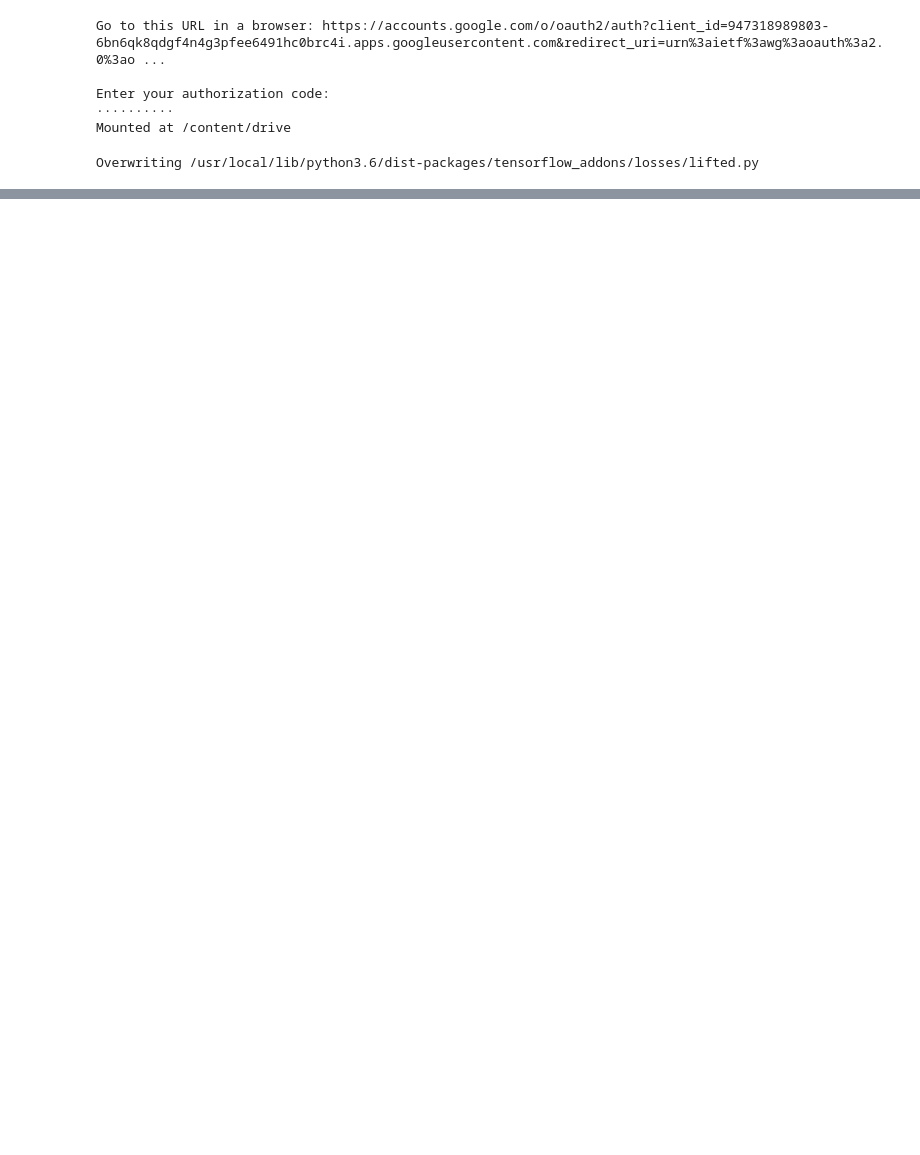
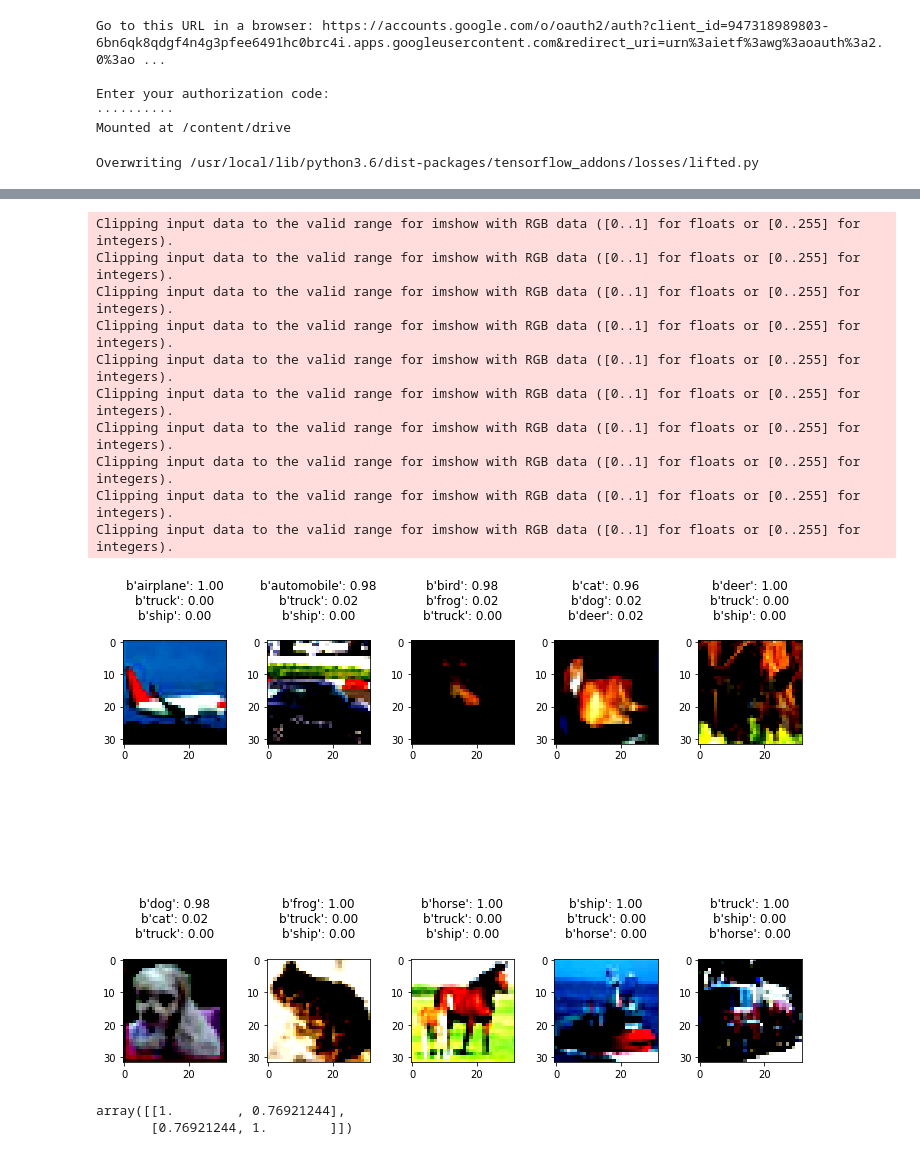
Before and after one commit to slala2121/Triplet-net-keras, a Jupyter notebook: cifar10_vgg.ipynb, the cells around one changed output, grey strips where cells are left out. Cells and saved outputs as stored; diff of their text form; code cells hidden in the pictures; blank space fills up the shorter version.

```diff
--- a/cifar10_vgg.ipynb
+++ b/cifar10_vgg.ipynb
@@ -835,0 +853,58 @@ computing takes  8.366902669270833e-05
+# %%
+# evaluate sim judgments
+
+data_source_dir=os.path.join('.','COS597D_proj/data/cifar10h')
+model_source_path=os.path.join('.', 'Colab Notebooks')
+
+
+# load human similarity data
+
+test_data_soft_labels=np.load(os.path.join(data_source_dir,'cifar10h-probs.npy'))
+
+# load ind - label name maps
+
+label_name_map_file=os.path.join(data_source_dir,'cifar-10-batches-py','batches.meta')
+with open(label_name_map_file, 'rb') as fo:
+    label_name_map = pickle.load(fo, encoding='bytes')
+
+label_ind_to_name=np.array(label_name_map[b'label_names'])
+label_ind_to_name_list=list(label_ind_to_name)
+# %%
+# quick visual sanity check
+
+
+num_classes=10
+sample_ind_by_class=[]
+for class_index in range(num_classes):
+  sample_index=np.random.choice(np.where(y_test==class_index)[0])
+  sample_ind_by_class.append(sample_index)
+
+sample_ind_by_class=np.array(sample_ind_by_class)
+num_top_scores=3
+
+fig,ax=plt.subplots(2,5,figsize=(10,10))
+ax=ax.ravel()
+for class_index in range(num_classes):
+  ax[class_index].imshow(X_test[sample_ind_by_class[class_index]])
+  ind_top_classes=np.argsort(test_data_soft_labels[sample_ind_by_class[class_index]])[::-1]
+  ind_top_classes_scores=test_data_soft_labels[sample_ind_by_class[class_index]][ind_top_classes]
+  labels_reformatted=''
+  for i in range(num_top_scores):
+    labels_reformatted+=(str(label_ind_to_name_list[ind_top_classes[i]]) + ": %.2f" %(ind_top_classes_scores[i]))
+    labels_reformatted+='\n'
+  # labels_reformatted = '\n'.join(map(str, list(label_ind_to_name[ind_top_classes[:4]])))
+  ax[class_index].set_title(labels_reformatted)
+
+plt.tight_layout()
+# %% [output]
+Clipping input data to the valid range for imshow with RGB data ([0..1] for floats or [0..255] for integers).
+Clipping input data to the valid range for imshow with RGB data ([0..1] for floats or [0..255] for integers).
+Clipping input data to the valid range for imshow with RGB data ([0..1] for floats or [0..255] for integers).
+Clipping input data to the valid range for imshow with RGB data ([0..1] for floats or [0..255] for integers).
+Clipping input data to the valid range for imshow with RGB data ([0..1] for floats or [0..255] for integers).
+Clipping input data to the valid range for imshow with RGB data ([0..1] for floats or [0..255] for integers).
+Clipping input data to the valid range for imshow with RGB data ([0..1] for floats or [0..255] for integers).
+Clipping input data to the valid range for imshow with RGB data ([0..1] for floats or [0..255] for integers).
+Clipping input data to the valid range for imshow with RGB data ([0..1] for floats or [0..255] for integers).
+Clipping input data to the valid range for imshow with RGB data ([0..1] for floats or [0..255] for integers).
+[figure, added]
@@ -835,0 +943,11 @@ computing takes  8.366902669270833e-05
+# %%
+
+x_test_embeds=embeddings_layer_model.predict(X_test)
+
+num_pairs=X_test.shape[0]
+nn_sim=cosine_similarity(x_test_embeds,x_test_embeds)
+nn_sim_tril=nn_sim[np.tril_indices(num_pairs,k=-1)]
+np.corrcoef(nn_sim_tril,test_data_soft_labels_similarity_tril)**2
+# %% [output]
+array([[1.        , 0.76921244],
+       [0.76921244, 1.        ]])
```
Also changed, not shown: parts of 13 cells of this notebook.
